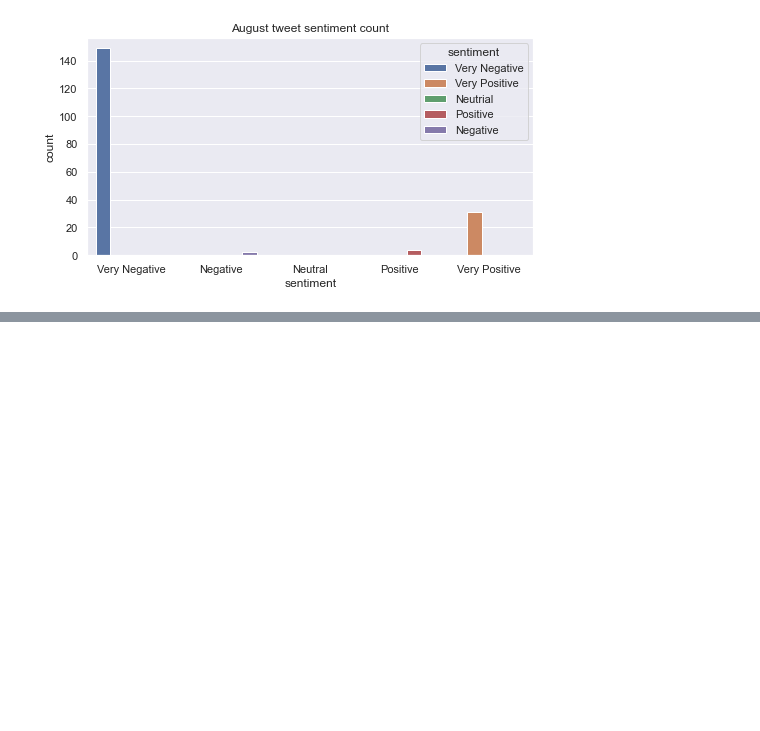
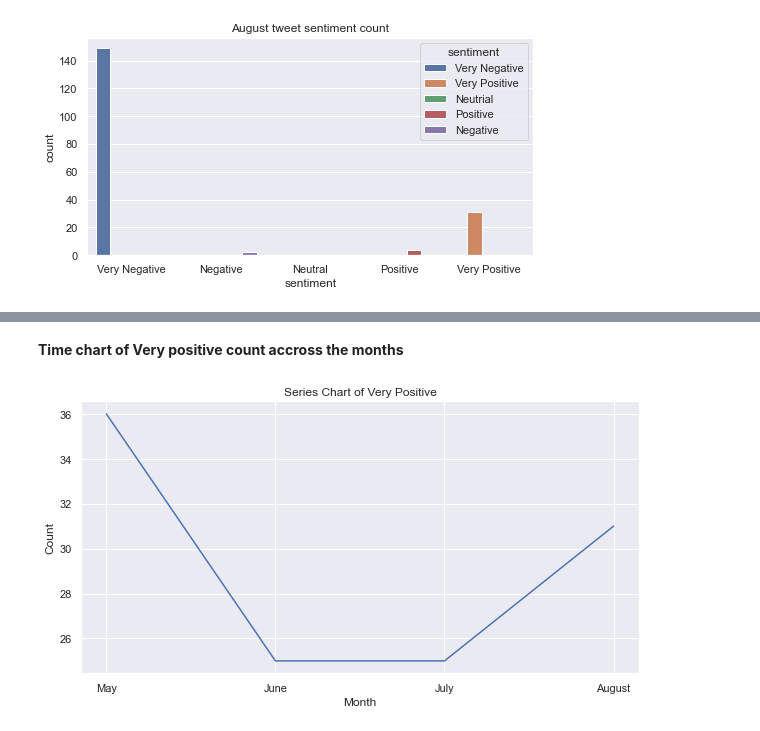
Before and after one commit to InnocentAnyaele/sentiment-analysis-on-elevy-tweets, a Jupyter notebook: main.ipynb, the cells around one changed output, grey strips where cells are left out. Cells and saved outputs as stored; diff of their text form; code cells hidden in the pictures; blank space fills up the shorter version.

```diff
--- a/main.ipynb
+++ b/main.ipynb
@@ -367,0 +398,12 @@ Name: sentiment, dtype: int64
+# %% [markdown]
+**Time chart of Very positive count accross the months**
+# %%
+plt.figure(figsize = (10,5))
+time_chart_vpositive = sns.lineplot(x=['May', 'June', 'July', 'August'],
+                          y=time_analysis_df.iloc[1, 1:])
+time_chart_vpositive.set_title('Series Chart of Very Positive')
+time_chart_vpositive.set_ylabel('Count')
+time_chart_vpositive.set_xlabel('Month')
+time_chart_vpositive.get_figure().savefig('vpositive.png')
+# %% [output]
+[figure, added]
```
Also changed, not shown: parts of 11 cells of this notebook, 5 other files.
